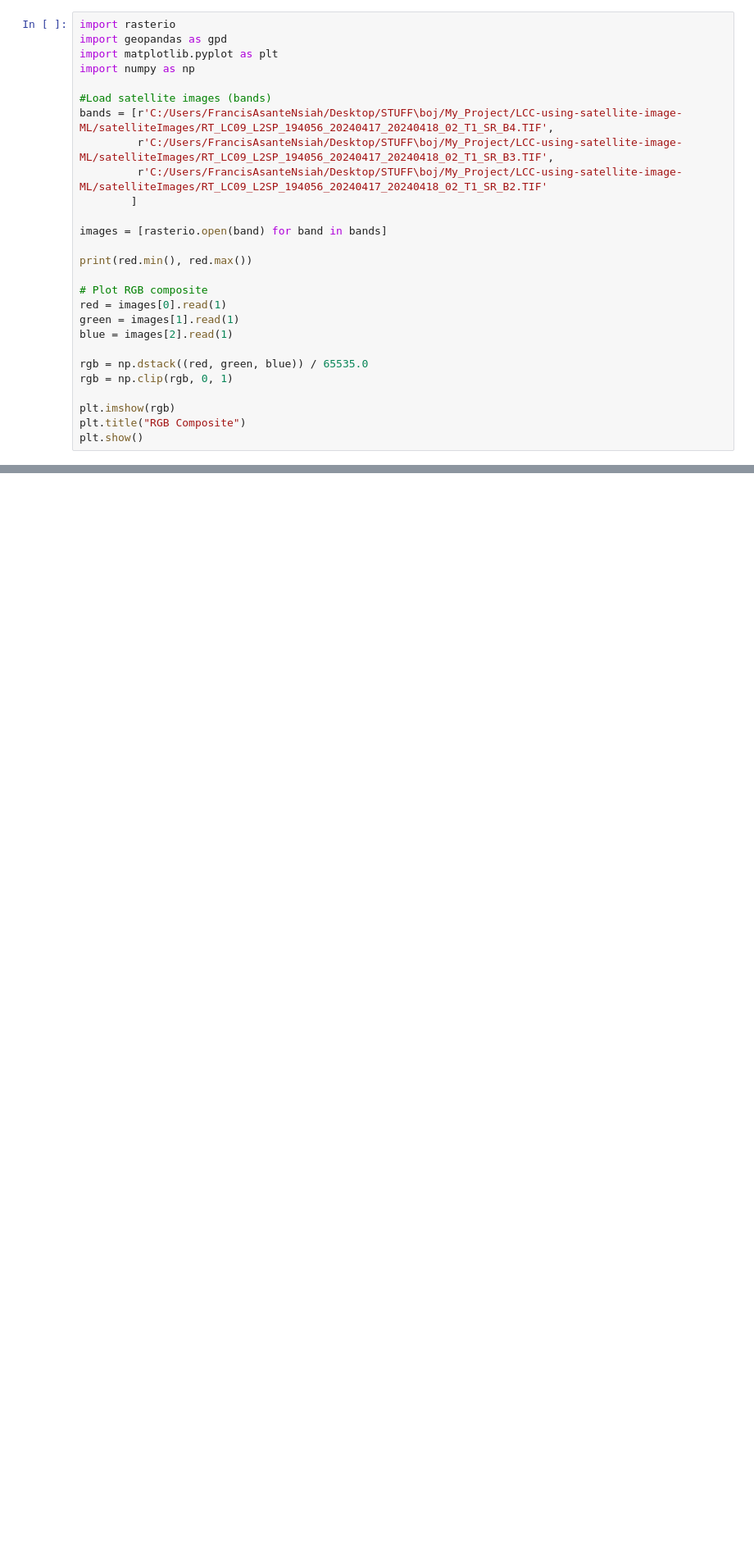
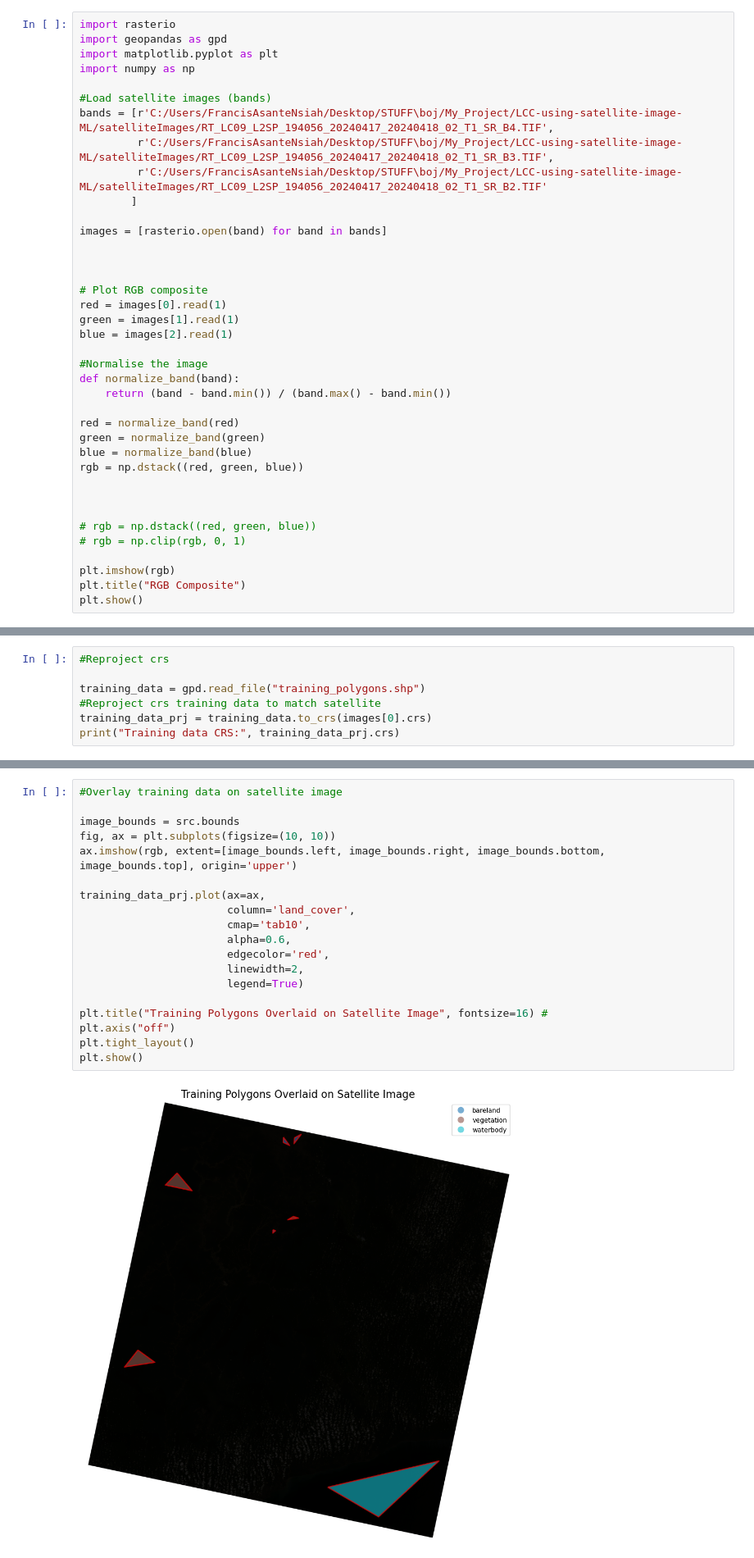
Before and after one commit to Asante-coder/LCC-using-satellite-image-ML, a Jupyter notebook: Land Cover Classification using satellite data and ML .ipynb, the cells around one changed output, grey strips where cells are left out. Shown at 82% size. Drawn from its saved outputs; the diff is of its cells as text; blank space fills up the shorter version.

Commit message:
Overlaid training data on satellite image

```diff
--- a/Land Cover Classification using satellite data and ML .ipynb
+++ b/Land Cover Classification using satellite data and ML .ipynb
@@ -32,15 +32,26 @@ bands = [r'C:/Users/FrancisAsanteNsiah/Desktop/STUFF\boj/My_Project/LCC-using-sa
 
 images = [rasterio.open(band) for band in bands]
 
-print(red.min(), red.max())
+
 
 # Plot RGB composite
 red = images[0].read(1)
 green = images[1].read(1)
 blue = images[2].read(1)
 
-rgb = np.dstack((red, green, blue)) / 65535.0
-rgb = np.clip(rgb, 0, 1)
+#Normalise the image
+def normalize_band(band):
+    return (band - band.min()) / (band.max() - band.min())
+
+red = normalize_band(red)
+green = normalize_band(green)
+blue = normalize_band(blue)
+rgb = np.dstack((red, green, blue))
+
+
+
+# rgb = np.dstack((red, green, blue))
+# rgb = np.clip(rgb, 0, 1)
 
 plt.imshow(rgb)
 plt.title("RGB Composite")
@@ -108,0 +103,7 @@ plt.show()
+# %%
+#Reproject crs
+
+training_data = gpd.read_file("training_polygons.shp")
+#Reproject crs training data to match satellite
+training_data_prj = training_data.to_crs(images[0].crs)
+print("Training data CRS:", training_data_prj.crs)
@@ -108,0 +112,21 @@ plt.show()
+# %%
+#Overlay training data on satellite image
+
+image_bounds = src.bounds
+fig, ax = plt.subplots(figsize=(10, 10))
+ax.imshow(rgb, extent=[image_bounds.left, image_bounds.right, image_bounds.bottom, image_bounds.top], origin='upper')
+
+training_data_prj.plot(ax=ax,
+                       column='land_cover',
+                       cmap='tab10',
+                       alpha=0.6,
+                       edgecolor='red',
+                       linewidth=2,
+                       legend=True)
+
+plt.title("Training Polygons Overlaid on Satellite Image", fontsize=16) #
+plt.axis("off")
+plt.tight_layout()
+plt.show()
+# %% [output]
+[figure, added]
```
Also changed, not shown: parts of 4 cells of this notebook.
